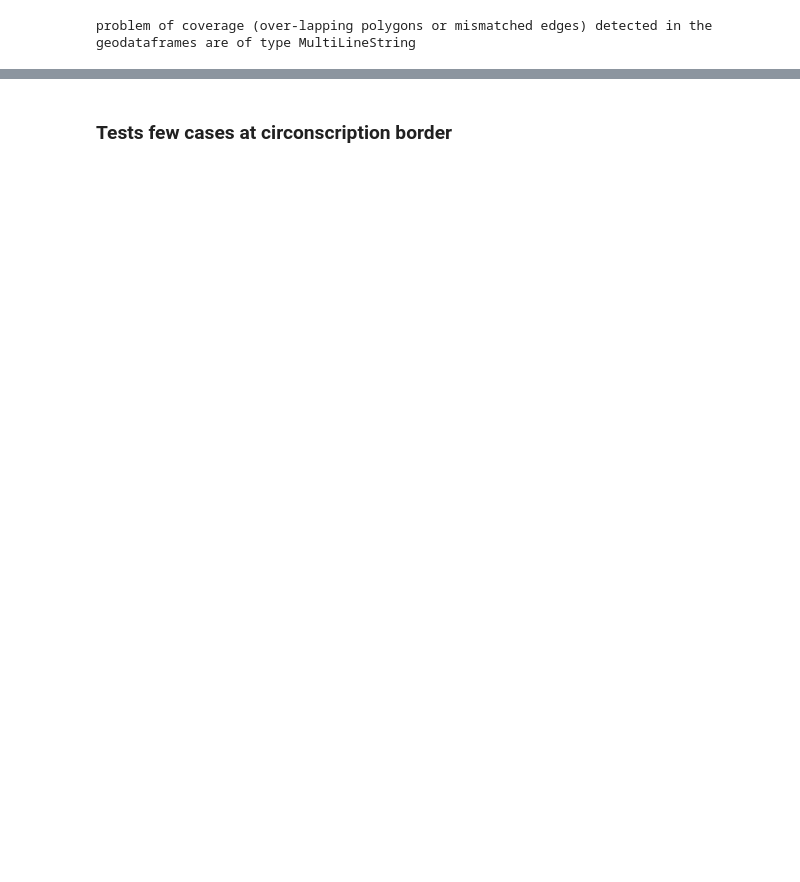
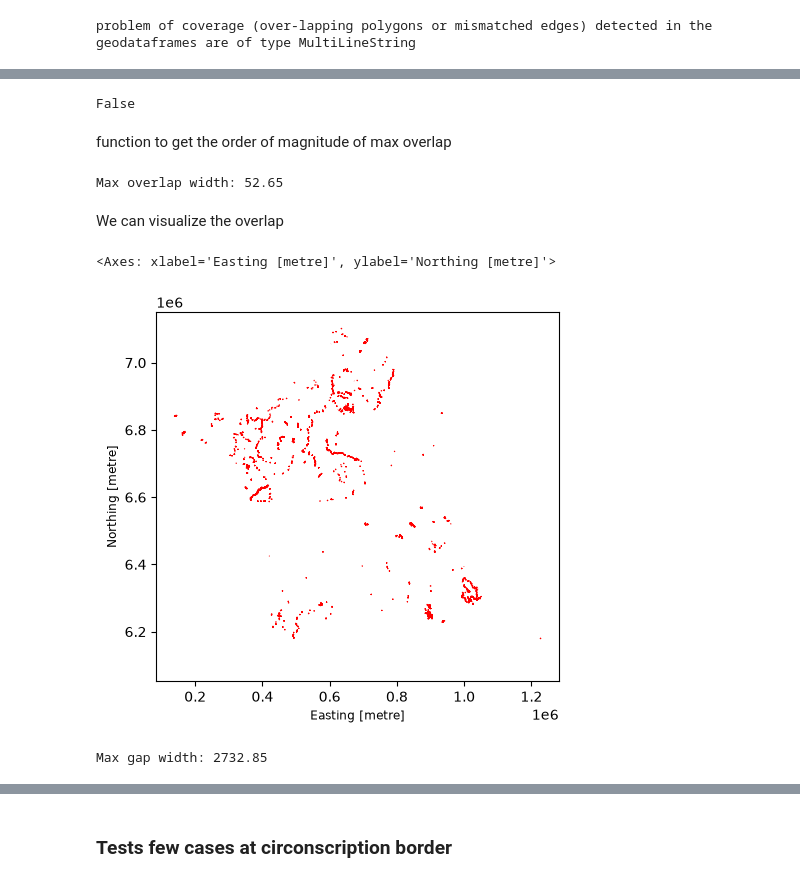
Before and after one commit to dataforgoodfr/mobibi, a Jupyter notebook: data/pierre/Find_circo_address/circo_adresse_dev.ipynb, the cells around one changed output, grey strips where cells are left out. Drawn from its saved outputs; the diff is of its cells as text; code cells hidden in the pictures; blank space fills up the shorter version.

```diff
--- a/data/pierre/Find_circo_address/circo_adresse_dev.ipynb
+++ b/data/pierre/Find_circo_address/circo_adresse_dev.ipynb
@@ -336,0 +193,4 @@ GEOSException: IllegalArgumentException: point array must contain 0 or >1 elemen
+# %%
+#copy of the geodataframe to apply repair function and area comparison
+gpf_insee_metro_2154_fixed = gpf_insee_metro_2154.copy()
+gpf_insee_metro_2154_fixed.geometry = gpf_insee_metro_2154.geometry.apply(repair_with_area_check)
@@ -336,0 +210,44 @@ GEOSException: IllegalArgumentException: point array must contain 0 or >1 elemen
+# %%
+gpf_insee_metro_2154_fixed.geometry.is_valid_coverage(gap_width=10)
+# %% [output]
+False
+# %% [markdown]
+function to get the order of magnitude of max overlap
+# %%
+from shapely import maximum_inscribed_circle
+
+def max_overlap_width(geom: BaseGeometry) :
+    """return the diameter of the largest circles that fit in the intersection of polygons"""
+
+    # 1. Self-join to find overlapping pairs
+    overlaps = gpd.overlay(geom, geom, how="intersection", keep_geom_type=True)
+
+    # Filter out self-intersections (assuming a unique 'id' column, or use index)
+    geom["temp_id"] = geom.index
+    overlaps = gpd.overlay(geom, geom, how="intersection")
+    overlaps = overlaps[overlaps["temp_id_1"] < overlaps["temp_id_2"]]
+
+    # 2. Calculate max width (diameter of largest inscribed circle)
+    if not overlaps.empty:
+        # maximum_inscribed_circle returns a LineString from center to boundary (length = radius)
+        overlaps["max_width"] = overlaps.geometry.apply(
+            lambda geom: maximum_inscribed_circle(geom).length * 2
+        )
+        max_overlap_width = overlaps["max_width"].max()
+    else:
+        max_overlap_width = 0.0
+
+    print(f"Max overlap width: {max_overlap_width:.2f}")
+
+    return overlaps
+# %%
+gpf_overlap = max_overlap_width(gpf_insee_metro_2154_fixed)
+# %% [output]
+Max overlap width: 52.65
+# %% [markdown]
+We can visualize the overlap
+# %%
+gpf_overlap.plot(edgecolor="red", linewidth=1)
+# %% [output]
+<Axes: xlabel='Easting [metre]', ylabel='Northing [metre]'>
+[figure, added]
@@ -336,0 +282,4 @@ GEOSException: IllegalArgumentException: point array must contain 0 or >1 elemen
+# %%
+gpf_gaps = max_gap_width(gpf_insee_metro_2154_fixed)
+# %% [output]
+Max gap width: 2732.85
```
Also changed, not shown: parts of 80 cells of this notebook.
